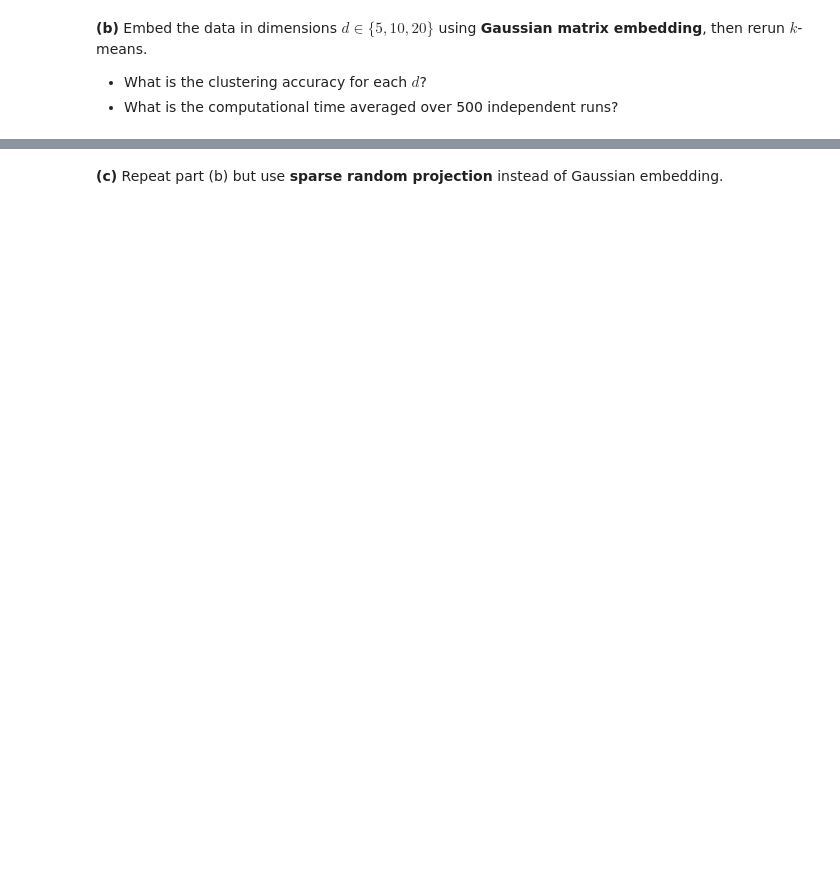
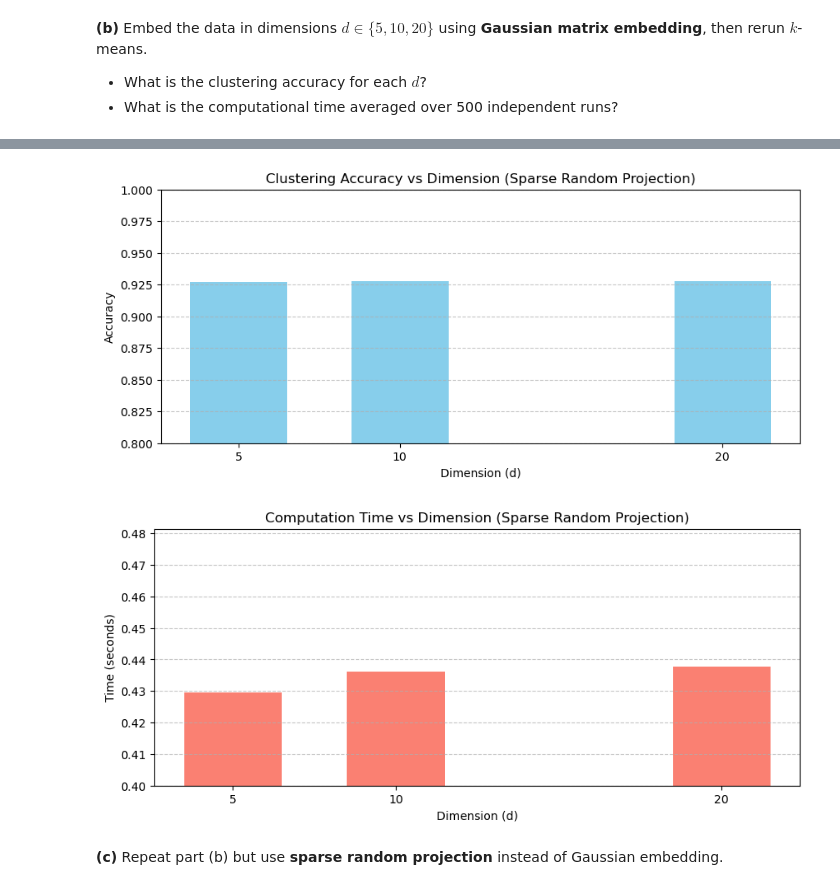
Before and after one commit to ddangman/Math425_Project1, a Jupyter notebook: project1_notebook.ipynb, the cells around one changed output, grey strips where cells are left out. Cells and saved outputs as stored; diff of their text form; code cells hidden in the pictures; blank space fills up the shorter version.

```diff
--- a/project1_notebook.ipynb
+++ b/project1_notebook.ipynb
@@ -49,2 +163,33 @@ Then use the validation data to assess clustering accuracy. You will need a sche
+# %%
+import matplotlib.pyplot as plt
+
+dims_list = list(results.keys())
+acc_list = [results[d]["avg_accuracy"] for d in dims_list]
+time_list = [results[d]["avg_time"] for d in dims_list]
+
+# Bar chart: Accuracy
+plt.figure(figsize=(10,4))
+plt.bar(dims_list, acc_list, color="skyblue", width=3)
+plt.title("Clustering Accuracy vs Dimension (Sparse Random Projection)")
+plt.xlabel("Dimension (d)")
+plt.ylabel("Accuracy")
+plt.xticks(dims_list)
+plt.ylim(.8,1)  # accuracy range
+plt.grid(axis="y", linestyle="--", alpha=0.7)
+plt.show()
+
+# Bar chart: Runtime
+plt.figure(figsize=(10,4))
+plt.bar(dims_list, time_list, color="salmon", width=3)
+plt.title("Computation Time vs Dimension (Sparse Random Projection)")
+plt.xlabel("Dimension (d)")
+plt.ylabel("Time (seconds)")
+plt.xticks(dims_list)
+plt.ylim(0.4, max(time_list) * 1.1)  # add 10% margin
+plt.grid(axis="y", linestyle="--", alpha=0.7)
+plt.show()
+# %% [output]
+[figure, added]
+[figure, added]
 # %% [markdown]
 **(c)** Repeat part (b) but use **sparse random projection** instead of Gaussian embedding.
```
Also changed, not shown: parts of 6 cells of this notebook.
